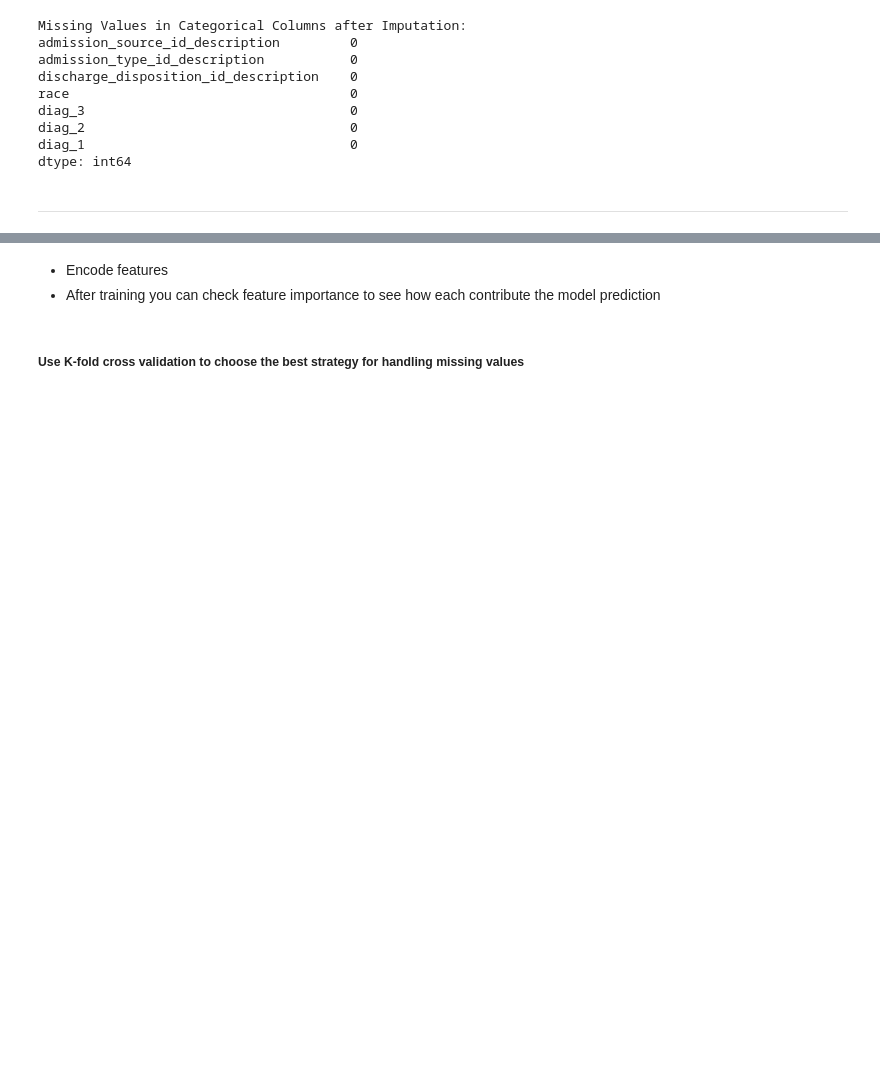
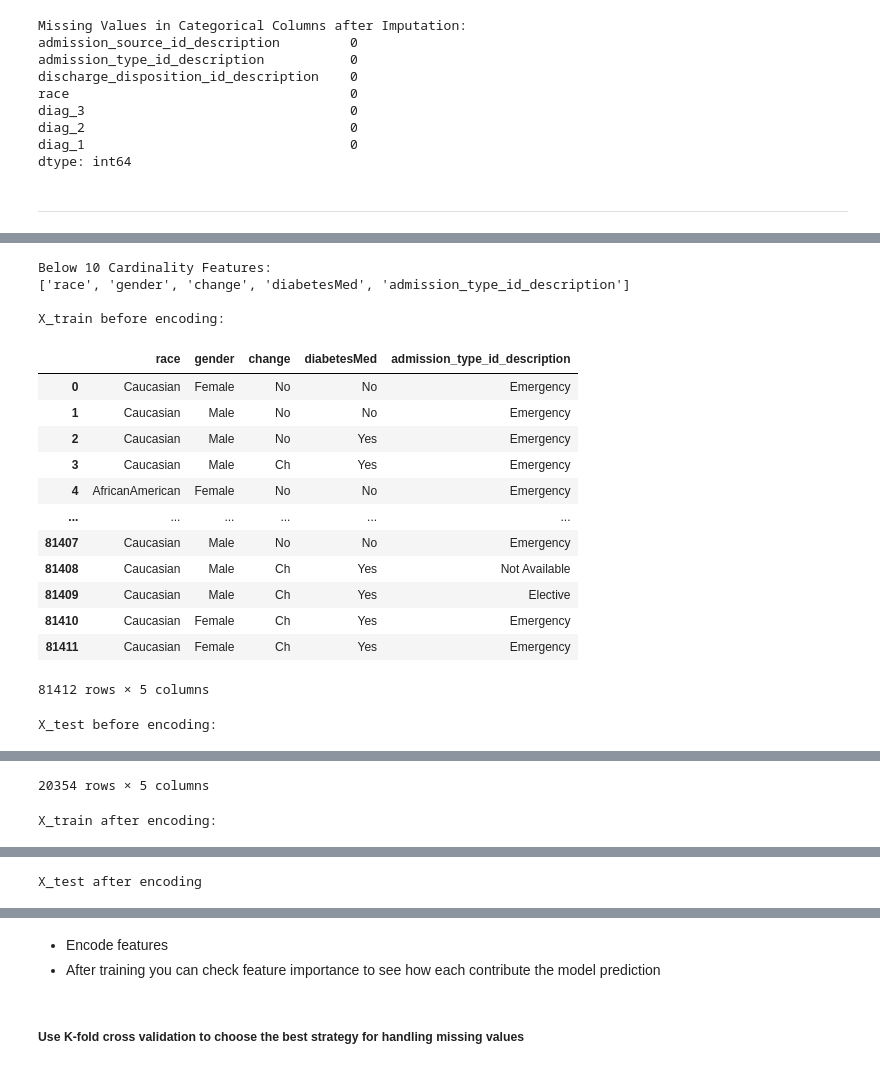
Before and after one commit to iamgiulyUCL/COMP0189Applied-Artificial-IntelligenceUCL, a Jupyter notebook: COMP0189_coursework_1.ipynb, the cells around one changed output, grey strips where cells are left out. Saved outputs shown, nothing was run; the diff lists cells and outputs as text; code cells hidden in the pictures; blank space fills up the shorter version.

Commit message:
2.1 - one hot encoding categorical features with unique labels with cardinality below 10

```diff
--- a/COMP0189_coursework_1.ipynb
+++ b/COMP0189_coursework_1.ipynb
@@ -1325,0 +1336,9 @@ dtype: int64
+# %%
+# 1. Identification of all categorical features
+import pandas as pd
+
+numerical_cols = X_train.select_dtypes(include=['int64', 'float64']).columns
+categorical_columns = X_train.drop(columns=numerical_cols).columns
+
+display(X_train.shape)
+display(X_train[categorical_columns].head())
@@ -1325,0 +1353,4 @@ dtype: int64
+# %%
+# 2. Check for cardinality of categorical features
+cardinality = X_train[categorical_columns].nunique()
+print(cardinality)
@@ -1325,0 +1662,63 @@ dtype: int64
+# %%
+# Step 4: One-Hot Encoding for features with cardinality below 10
+from sklearn.preprocessing import OneHotEncoder
+
+# Initialize the OneHotEncoder
+onehot_encoder = OneHotEncoder(handle_unknown='ignore', sparse_output=False) #TODO: handle unknown ? #TODO: drop in G colab lab week1
+
+# Fit on training data and apply to both train and test
+train_onehot_encoded = onehot_encoder.fit_transform(X_train[below_10])
+test_onehot_encoded = onehot_encoder.transform(X_test[below_10])
+
+print("Below 10 Cardinality Features:")
+print(below_10, "\n")
+
+# Create DataFrames for the encoded columns
+train_encoded_df = pd.DataFrame(train_onehot_encoded, columns=onehot_encoder.get_feature_names_out(below_10))
+test_encoded_df = pd.DataFrame(test_onehot_encoded, columns=onehot_encoder.get_feature_names_out(below_10))
+
+# Before
+print("X_train before encoding:")
+display(X_train[below_10])
+print("X_test before encoding:")
+display(X_test[below_10])
+
+# Reset indices for consistency and combine data
+X_train = X_train.reset_index(drop=True)
+X_test = X_test.reset_index(drop=True)
+
+train_one_hot_encoded_df_final = pd.concat([X_train.drop(below_10, axis=1), train_encoded_df.reset_index(drop=True)], axis=1)
+test_one_hot_encoded_df_final = pd.concat([X_test.drop(below_10, axis=1), test_encoded_df.reset_index(drop=True)], axis=1)
+
+
+
+# after
+print("X_train after encoding:")
+display(train_one_hot_encoded_df_final.head())
+print("X_test after encoding")
+display(test_one_hot_encoded_df_final.head())
+
+## TODO: Implement the one-hot encoding for the below 10
+## TODO: Implement the others ecc.
+## TODO: pay attention a diag_1_diag_2_diag_3 columns
+## TODO: re-read the cw pdf to understan how to encode tha target variable
+## TODO: the more long part is the Model Training and Evaluation, so focus on that
+# %% [output]
+Below 10 Cardinality Features:
+['race', 'gender', 'change', 'diabetesMed', 'admission_type_id_description']
+
+X_train before encoding:
+|  | race | gender | change | diabetesMed | admission_type_id_description |
+| 0 | Caucasian | Female | No | No | Emergency |
+| 1 | Caucasian | Male | No | No | Emergency |
+| 2 | Caucasian | Male | No | Yes | Emergency |
+| 3 | Caucasian | Male | Ch | Yes | Emergency |
+| 4 | AfricanAmerican | Female | No | No | Emergency |
+| ... | ... | ... | ... | ... | ... |
+| 81407 | Caucasian | Male | No | No | Emergency |
+| 81408 | Caucasian | Male | Ch | Yes | Not Available |
+| 81409 | Caucasian | Male | Ch | Yes | Elective |
+| 81410 | Caucasian | Female | Ch | Yes | Emergency |
+| 81411 | Caucasian | Female | Ch | Yes | Emergency |
+81412 rows × 5 columns
+X_test before encoding:
@@ -1325,0 +1737,2 @@ dtype: int64
+20354 rows × 5 columns
+X_train after encoding:
@@ -1325,0 +1745 @@ dtype: int64
+X_test after encoding
```
Also changed, not shown: parts of 21 cells of this notebook.
